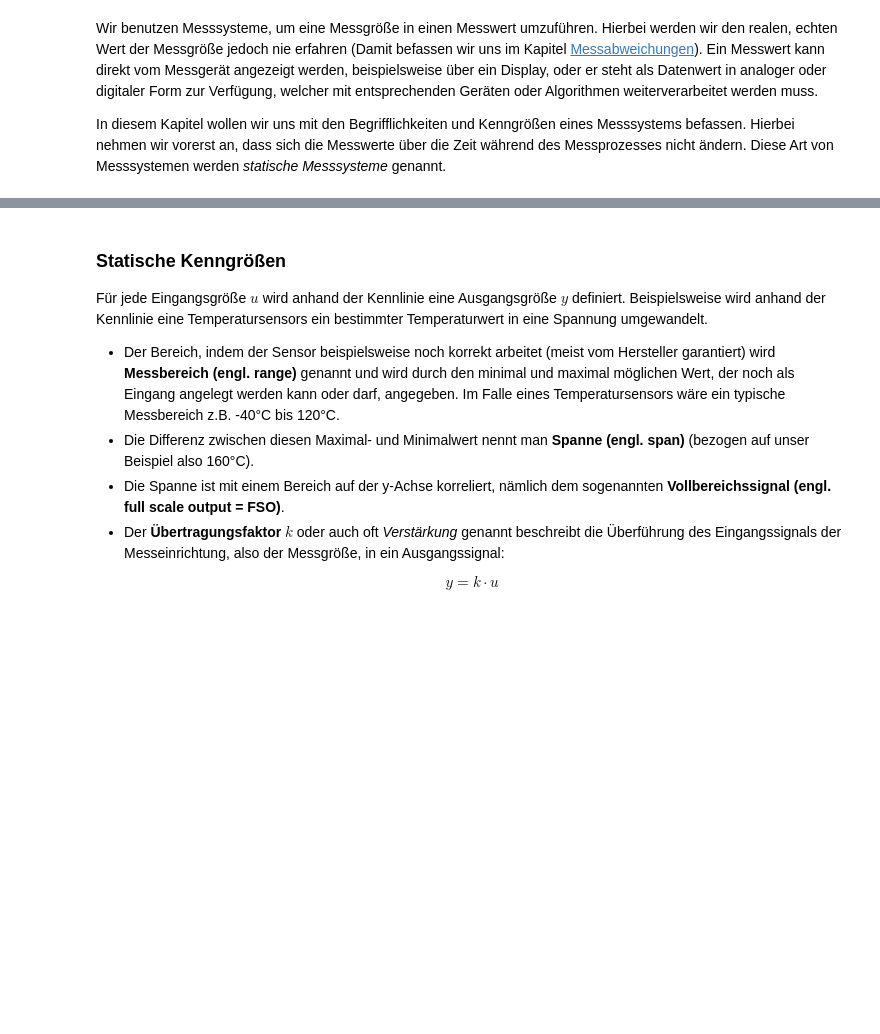
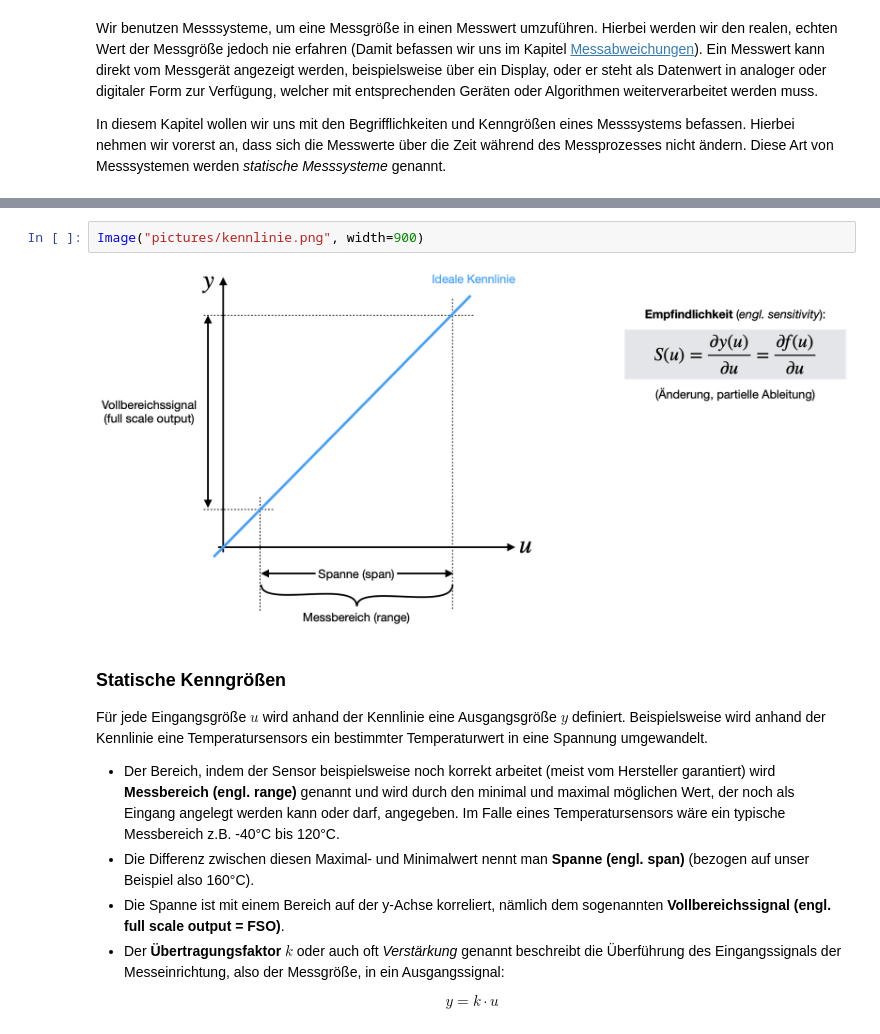
Before and after one commit to Kisleif/messtechnik-lecture, a Jupyter notebook: Messsysteme.ipynb, the cells around one changed output, grey strips where cells are left out. Cells and saved outputs as stored; diff of their text form; blank space fills up the shorter version.

```diff
--- a/Messsysteme.ipynb
+++ b/Messsysteme.ipynb
@@ -60,3 +67,7 @@ Jede einzelne der Komponenten führt die an ihr anliegenden Eingangssignal in Au
+# %%
+Image("pictures/kennlinie.png", width=900)
+# %% [output]
+[figure, added]
 # %% [markdown]
 ### Statische Kenngrößen
 <a id="SubSec-Statische_Kenngrößen"></a>
```
Also changed, not shown: parts of 31 cells of this notebook, 8 other files.
